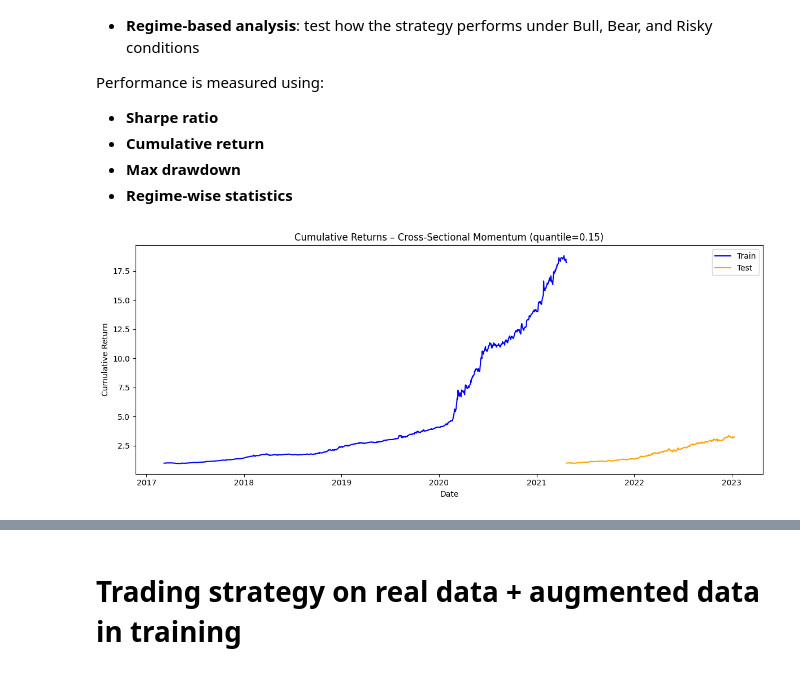
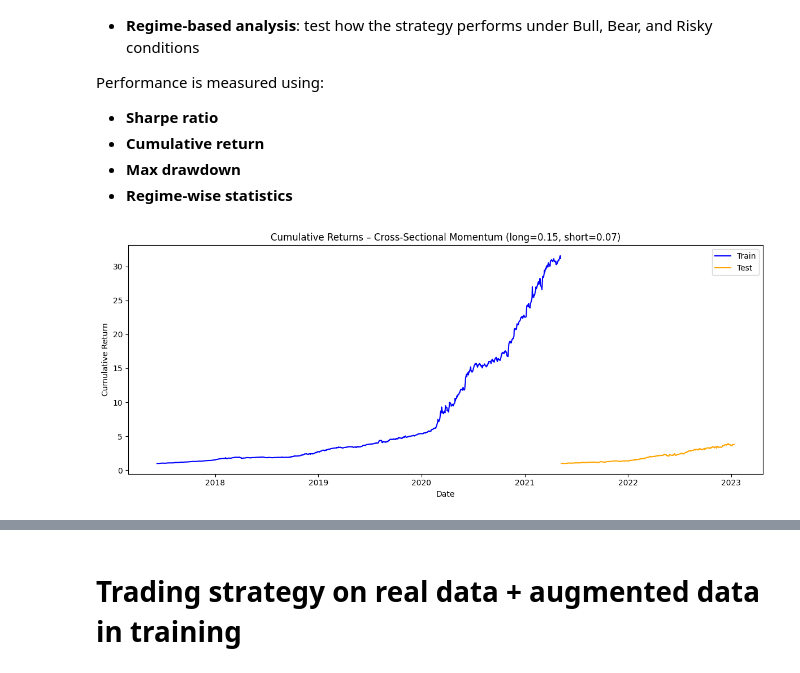
Before and after one commit to AlaaBouattour/market-regime-forecasting, a Jupyter notebook: Notebook_2.ipynb, the cells around one changed output, grey strips where cells are left out. Saved outputs shown, nothing was run; the diff lists cells and outputs as text; code cells hidden in the pictures.

```diff
--- a/Notebook_2.ipynb
+++ b/Notebook_2.ipynb
@@ -32,17 +32,27 @@ test_regimes = regimes.loc[test_returns.index]
    - The portfolio is **dollar-neutral**, meaning total long and short exposures are balanced.
    - Positions are **updated daily** based on the latest ranks.
 # %%
-# === Define our strategy ===
-def cross_sectional_momentum_strategy(returns, quantile=0.2):
+def two_quantile_strategy(returns, long_quantile=0.2, short_quantile=0.2):
+    """
+    Cross-sectional momentum strategy:
+    - Long top 'long_quantile' fraction of assets (e.g., top 20%)
+    - Short bottom 'short_quantile' fraction of assets (e.g., bottom 20%)
+    """
+    # Use lagged returns to rank assets (to avoid lookahead bias)
     lagged = returns.shift(1)
-    ranks = lagged.rank(axis=1, pct=True)
+    ranks = lagged.rank(axis=1, pct=True)  # percentiles row-wise
 
-    long_mask = (ranks >= 1 - quantile).astype(int)
-    short_mask = (ranks <= quantile).astype(int) * -1
+    # Define long and short positions
+    long_mask = (ranks >= 1 - long_quantile).astype(int)
+    short_mask = (ranks <= short_quantile).astype(int) * -1
 
+    # Combine positions
     weights = long_mask + short_mask
+
+    # Normalize weights (ensure sum of abs weights per day is 1)
     weights = weights.div(weights.abs().sum(axis=1), axis=0).fillna(0)
 
+    # Compute daily strategy returns
     strat_returns = (weights * returns).sum(axis=1)
     return strat_returns
 # %% [markdown]
@@ -58,13 +68,16 @@ def sharpe_ratio(r):
     return r.mean() / r.std() * np.sqrt(252)
 
 # === Grid search on train set ===
-param_grid = {'quantile': [0.1, 0.15, 0.2, 0.25, 0.3]}
+param_grid = {
+    'long_quantile': np.arange(0.01, 0.5, 0.01),
+    'short_quantile': np.arange(0.01, 0.5, 0.01)
+}
 results = []
 
 for params in ParameterGrid(param_grid):
-    r = cross_sectional_momentum_strategy(train_returns, **params)
+    r = two_quantile_strategy(train_returns, **params)
     s = sharpe_ratio(r)
-    results.append((params['quantile'], s))
+    results.append((params['long_quantile'], params['short_quantile'], s))
 
-results_df = pd.DataFrame(results, columns=['quantile', 'Sharpe'])
-best_param = results_df.sort_values(by='Sharpe', ascending=False).iloc[0]['quantile']
+results_df = pd.DataFrame(results, columns=['long_quantile', 'short_quantile', 'Sharpe'])
+best_params = results_df.sort_values(by='Sharpe', ascending=False).iloc[0][['long_quantile', 'short_quantile']]
@@ -86,25 +101,28 @@ Performance is measured using:
 - **Max drawdown**
 - **Regime-wise statistics**
 # %%
-# === Train & test strategy using best quantile ===
-train_strategy = cross_sectional_momentum_strategy(train_returns, quantile=best_param)
-test_strategy  = cross_sectional_momentum_strategy(test_returns,  quantile=best_param)
+# === Train & test strategy using best quantiles ===
+train_strategy = two_quantile_strategy(train_returns, **best_params)
+test_strategy  = two_quantile_strategy(test_returns, **best_params)
 
 # === Cumulative return plot ===
 cum_train = (1 + train_strategy).cumprod()
 cum_test  = (1 + test_strategy).cumprod()
 
+long_q = best_params['long_quantile']
+short_q = best_params['short_quantile']
+
 plt.figure(figsize=(12,5))
 plt.plot(cum_train, label='Train', color='blue')
 plt.plot(cum_test,  label='Test',  color='orange')
-plt.title(f"Cumulative Returns – Cross-Sectional Momentum (quantile={best_param:.2f})")
+plt.title(f"Cumulative Returns – Cross-Sectional Momentum (long={long_q:.2f}, short={short_q:.2f})")
 plt.xlabel("Date")
 plt.ylabel("Cumulative Return")
 plt.legend()
 plt.tight_layout()
 plt.show()
 # %% [output]
-[figure, old version]
+[figure, new version]
 # %%
 # === Global performance metrics ===
 def performance_metrics(r):
```
Also changed, not shown: parts of 11 cells of this notebook, 11 other files.
